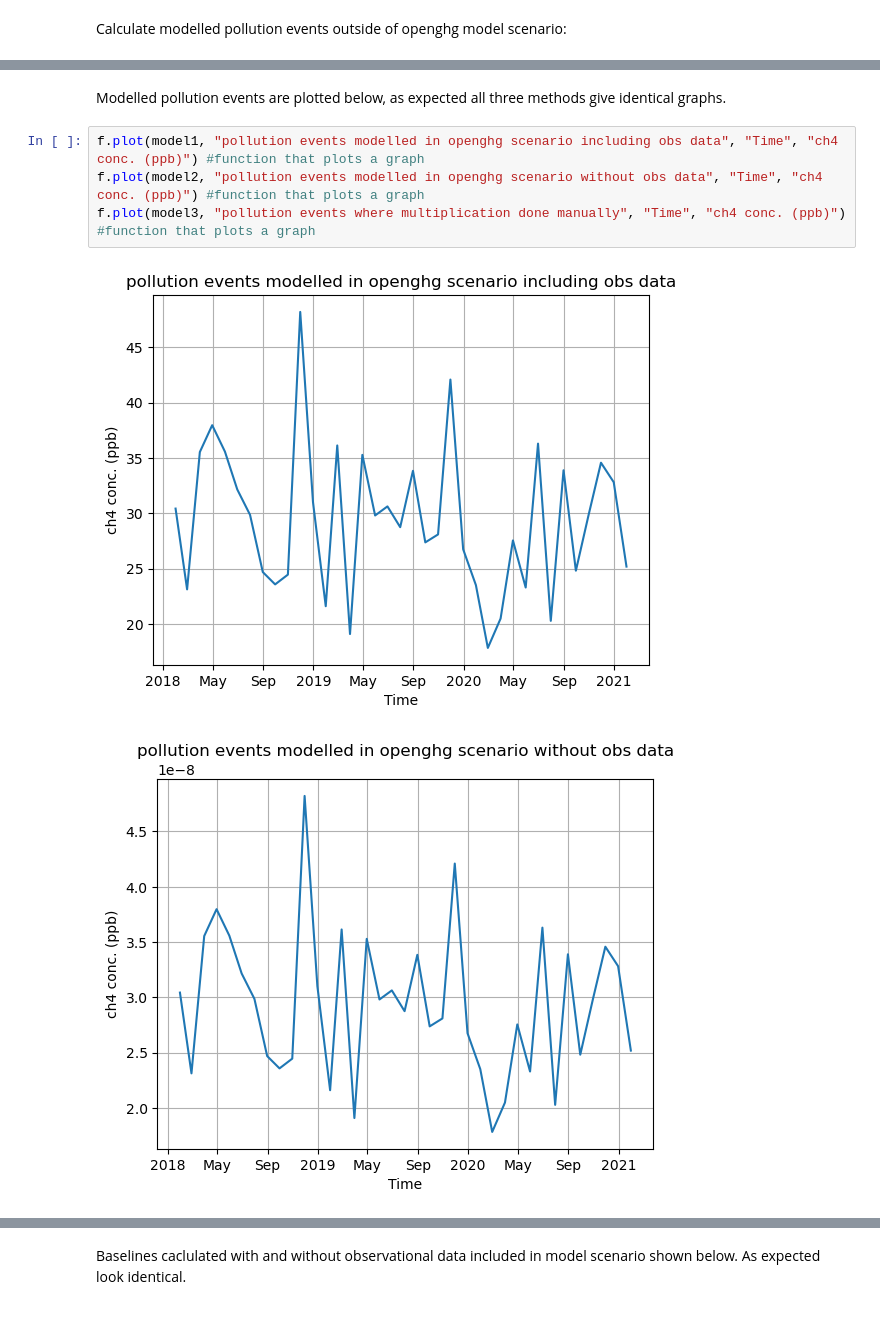
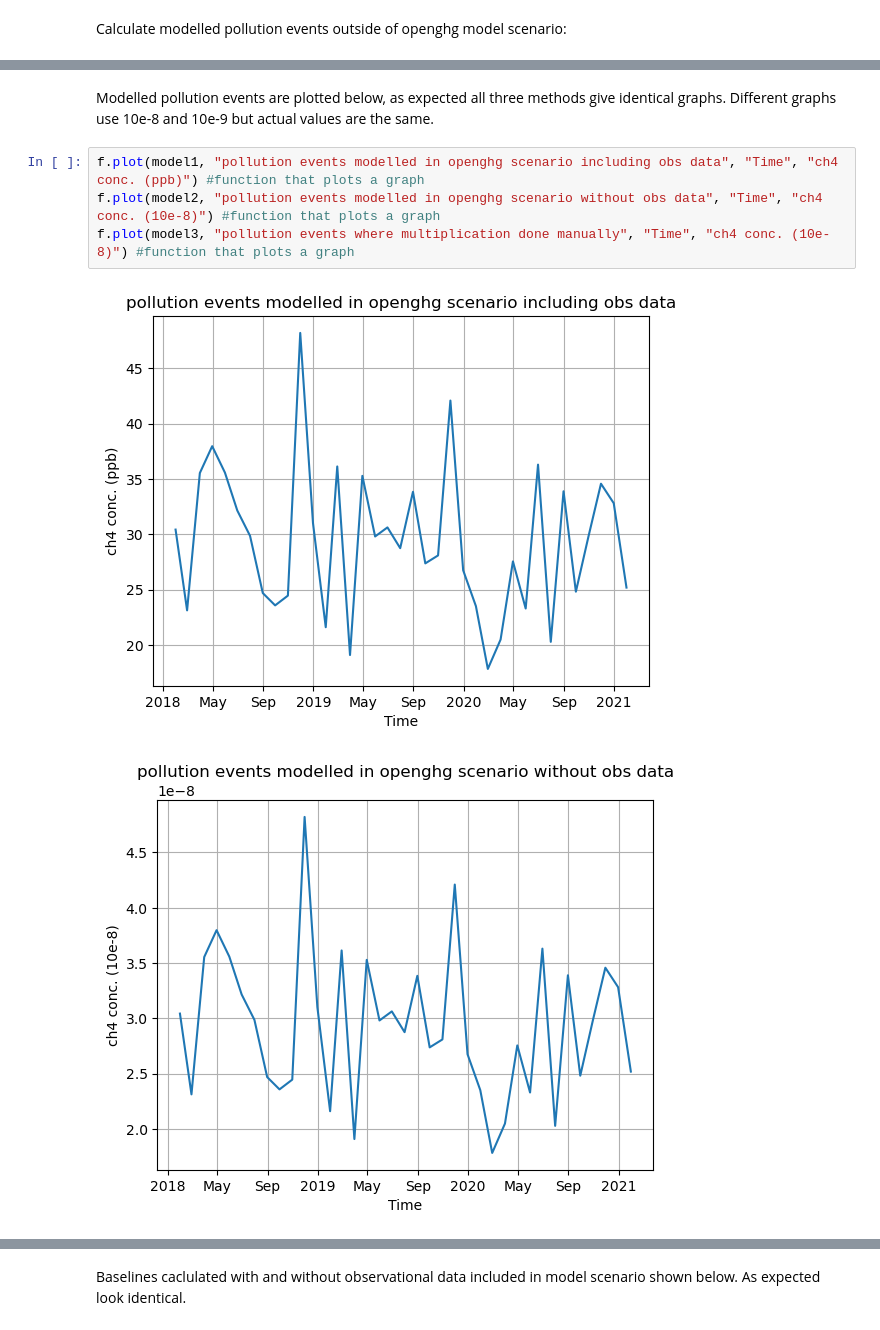
Before and after one commit to eli-chalwin/MSci-project, a Jupyter notebook: Notebooks/discrepancies.ipynb, the cells around one changed output, grey strips where cells are left out. Cells and saved outputs as stored; diff of their text form.

```diff
--- a/Notebooks/discrepancies.ipynb
+++ b/Notebooks/discrepancies.ipynb
@@ -115,11 +115,11 @@ model3 = model3.sel(time=slice(start_date,end_date))
                              /user/work/zl21660/openghg/object_store, so we are treating this empty
                              store as a zarr store.
 # %% [markdown]
-Modelled pollution events are plotted below, as expected all three methods give identical graphs.
+Modelled pollution events are plotted below, as expected all three methods give identical graphs. Different graphs use 10e-8 and 10e-9 but actual values are the same.
 # %%
 f.plot(model1, "pollution events modelled in openghg scenario including obs data", "Time", "ch4 conc. (ppb)") #function that plots a graph
-f.plot(model2, "pollution events modelled in openghg scenario without obs data", "Time", "ch4 conc. (ppb)") #function that plots a graph
-f.plot(model3, "pollution events where multiplication done manually", "Time", "ch4 conc. (ppb)") #function that plots a graph
+f.plot(model2, "pollution events modelled in openghg scenario without obs data", "Time", "ch4 conc. (10e-8)") #function that plots a graph
+f.plot(model3, "pollution events where multiplication done manually", "Time", "ch4 conc. (10e-8)") #function that plots a graph
 # %% [output]
 [figure]
-[figure, old version]
+[figure, new version]
```
Also changed, not shown: parts of 6 cells of this notebook.
